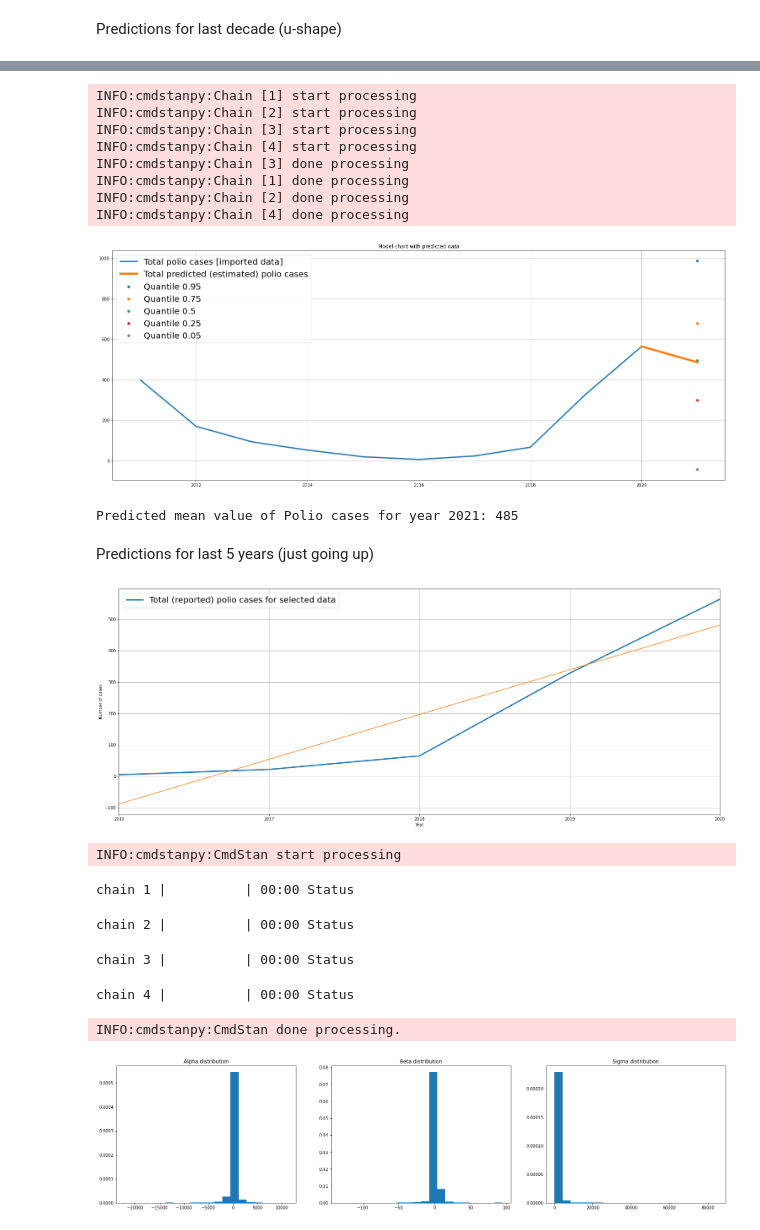
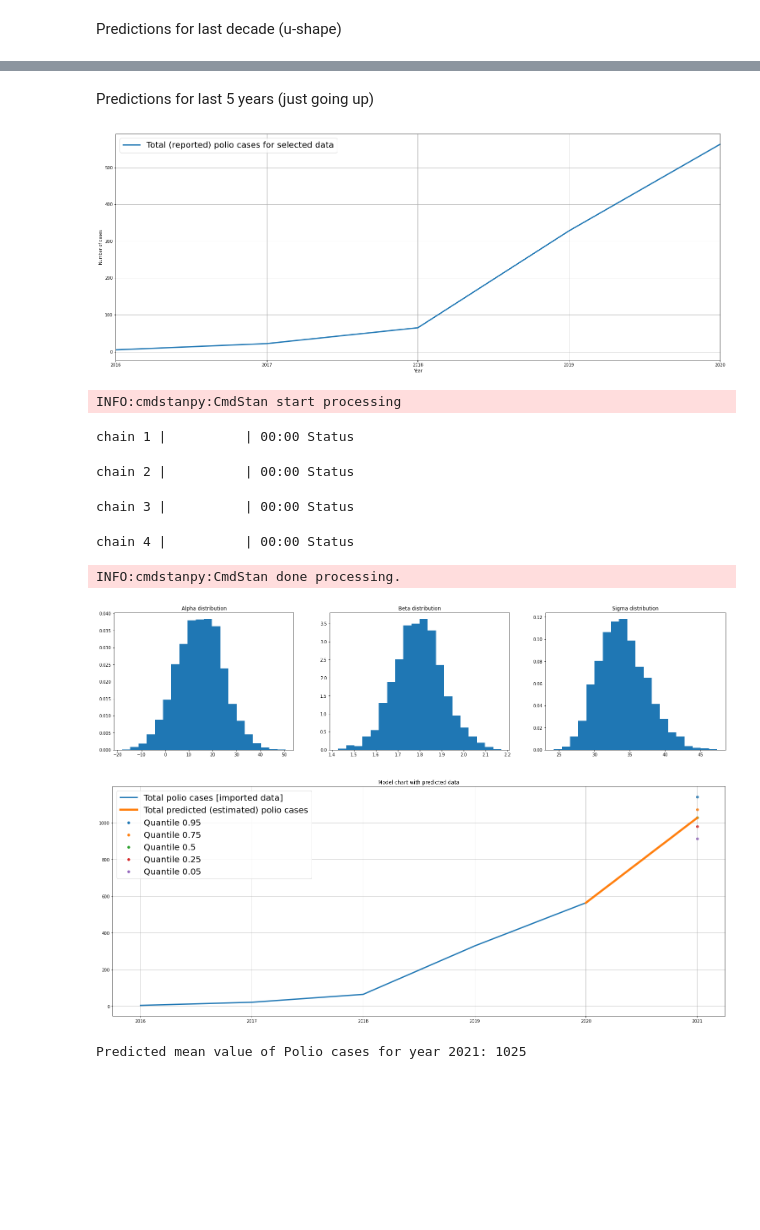
Before and after one commit to FOlszowski/DataAnalysisProject, a Jupyter notebook: Project_notebook.ipynb, the cells around one changed output, grey strips where cells are left out. Drawn from its saved outputs; the diff is of its cells as text; code cells hidden in the pictures; blank space fills up the shorter version.

```diff
--- a/Project_notebook.ipynb
+++ b/Project_notebook.ipynb
@@ -22,12 +17,13 @@ global_seed = 29042020
 # %%
 def select_data(country: str, n_last_years: int = None) -> pd.DataFrame:
     import_data = pd.read_csv('reported-vs-estimated-total-number-of-paralytic-polio-cases-globally.csv', delimiter=',')
+    selected_data = {}
     if n_last_years:
-        selected_data = import_data[import_data['Entity'] == country][['Year','Total (reported) polio cases','Total (estimated) polio cases']][-n_last_years-1:-1]
+        selected_data['Cases'] = import_data[import_data['Entity'] == country][['Total (reported) polio cases']][-n_last_years-1:-1].to_numpy().flatten()
+        selected_data['Year'] = import_data[import_data['Entity'] == country][['Year']][-n_last_years-1:-1].to_numpy().flatten()
     else:
-        selected_data = import_data[import_data['Entity'] == country][['Year','Total (reported) polio cases','Total (estimated) polio cases']][:-1]
-    selected_data.rename(columns = {'Total (reported) polio cases': 'Cases'}, inplace=True)
-    selected_data.rename(columns= {'Total (estimated) polio cases':'Cases_estimated'}, inplace=True)
+        selected_data['Cases'] = import_data[import_data['Entity'] == country][['Total (reported) polio cases']][:-1].to_numpy().flatten()
+        selected_data['Year'] = import_data[import_data['Entity'] == country][['Year']][:-1].to_numpy().flatten()
     return selected_data
 
 def plot_selected_data(selected_data: pd.DataFrame) -> None:
@@ -39,39 +35,37 @@ def plot_selected_data(selected_data: pd.DataFrame) -> None:
     plt.xlabel('Year')
     plt.ylabel('Number of cases')
     plt.xlim(min(selected_data['Year']),max(selected_data['Year']))
-    fit = np.polyfit(selected_data['Year'], selected_data['Cases'], 1)
-    plt.plot(selected_data['Year'], fit[0]*selected_data['Year']+fit[1])
     plt.show()
 
 def plot_distributions(fitted_model: CmdStanMCMC) -> None:
     plt.figure(figsize=(26, 6))
     plt.grid(True)
     plt.subplot(131)
-    plt.hist(fitted_model.stan_variable('alpha'), bins = 20, density = True)
+    plt.hist(fitted_model.stan_variable('alpha'), bins = 30, density = True)
     plt.title('Alpha distribution')
     plt.subplot(132)
-    plt.hist(fitted_model.stan_variable('beta'), bins = 20, density = True)
+    plt.hist(fitted_model.stan_variable('beta'), bins = 30, density = True)
     plt.title('Beta distribution')
     plt.subplot(133)
-    plt.hist(fitted_model.stan_variable('sigma'), bins = 20, density = True)
+    plt.hist(fitted_model.stan_variable('sigma'), bins = 30, density = True)
     plt.title('Sigma distribution')
     plt.show()
 
-def plot_predictions_chart(selected_data: pd.DataFrame, pred_variable: np.ndarray, pred_year: int|str, quantiles: bool = True):
+def plot_predictions_chart(selected_data: pd.DataFrame, pred_variable: np.ndarray, pred_year: int|str, quantiles: bool = True) -> None:
     plt.figure(figsize=(26, 10))
     plt.grid(True)
     plt.locator_params(axis="both", integer=True, tight=True)
     plt.plot(selected_data['Year'],selected_data['Cases'],linewidth=3)
-    plt.plot([pred_year-1, pred_year], [selected_data['Cases'].iloc[-1], int(np.mean(pred_variable))], linewidth=5)
+    plt.plot([pred_year-1, pred_year], [selected_data['Cases'][-1], int(np.mean(pred_variable))], linewidth=5)
     if quantiles:
         plt.scatter(pred_year,np.quantile(pred_variable,0.95), linewidth=0.5)
         plt.scatter(pred_year,np.quantile(pred_variable,0.75), linewidth=0.5)
         plt.scatter(pred_year,np.quantile(pred_variable,0.5), linewidth=0.5)
         plt.scatter(pred_year,np.quantile(pred_variable,0.25), linewidth=0.5)
         plt.scatter(pred_year,np.quantile(pred_variable,0.05), linewidth=0.5)
-        plt.legend(['Total polio cases [imported data]','Total predicted (estimated) polio cases', 'Quantile 0.95', 'Quantile 0.75','Quantile 0.5','Quantile 0.25','Quantile 0.05'], prop={'size': 20})
+        plt.legend(['Total polio cases [imported data]','Total predicted polio cases', 'Quantile 0.95', 'Quantile 0.75','Quantile 0.5','Quantile 0.25','Quantile 0.05'], prop={'size': 20})
     else:
-        plt.legend(['Total polio cases [imported data]','Total predicted (estimated) polio cases'], prop={'size': 20})
+        plt.legend(['Total polio cases [imported data]','Total predicted polio cases'], prop={'size': 20})
     plt.title('Model chart with predicted data')
     plt.show()
     print(f'Predicted mean value of Polio cases for year {pred_year}: {int(np.mean(pred_variable))}')
@@ -490,37 +401,27 @@ INFO:cmdstanpy:CmdStan done processing.
-# %%
-prediction = model.generate_quantities(model_data_dict, fit)
-plot_predictions_chart(selected_data, prediction.stan_variable('y_pred'), 2021)
-# %% [output]
-INFO:cmdstanpy:Chain [1] start processing
-INFO:cmdstanpy:Chain [2] start processing
-INFO:cmdstanpy:Chain [3] start processing
-INFO:cmdstanpy:Chain [4] start processing
-INFO:cmdstanpy:Chain [3] done processing
-INFO:cmdstanpy:Chain [1] done processing
-INFO:cmdstanpy:Chain [2] done processing
-INFO:cmdstanpy:Chain [4] done processing
-[figure, removed]
-Predicted mean value of Polio cases for year 2021: 485
 # %% [markdown]
 Predictions for last 5 years (just going up)
 # %%
 selected_data = select_data('Africa', 5)
 plot_selected_data(selected_data)
 # %% [output]
-[figure, old version]
+[figure, new version]
 # %%
-model_data_dict = {'N': len(selected_data),
+model_data_dict = {'N': len(selected_data['Year']),
                     'x': selected_data['Year'],
                     'y': selected_data['Cases'],
+                    'x_pred': selected_data['Year'][-1] + 1,
                   }
 
-fit = model.sample(data=model_data_dict, seed = global_seed, iter_sampling=1000)
-plot_distributions(fitted_model=fit)
+fit_autoregressive_growths = model.sample(data=model_data_dict, seed = global_seed, iter_sampling=1000)
+plot_distributions(fitted_model=fit_autoregressive_growths)
+plot_predictions_chart(selected_data, fit_autoregressive_growths.stan_variable('y_pred'), 2021)
 # %% [output]
 INFO:cmdstanpy:CmdStan start processing
 chain 1 |          | 00:00 Status
 chain 2 |          | 00:00 Status
 chain 3 |          | 00:00 Status
 chain 4 |          | 00:00 Status
 INFO:cmdstanpy:CmdStan done processing.
-[figure, old version]
+[figure, new version]
+[figure, added]
+Predicted mean value of Polio cases for year 2021: 1025
```
Also changed, not shown: parts of 23 cells of this notebook, 6 other files.
